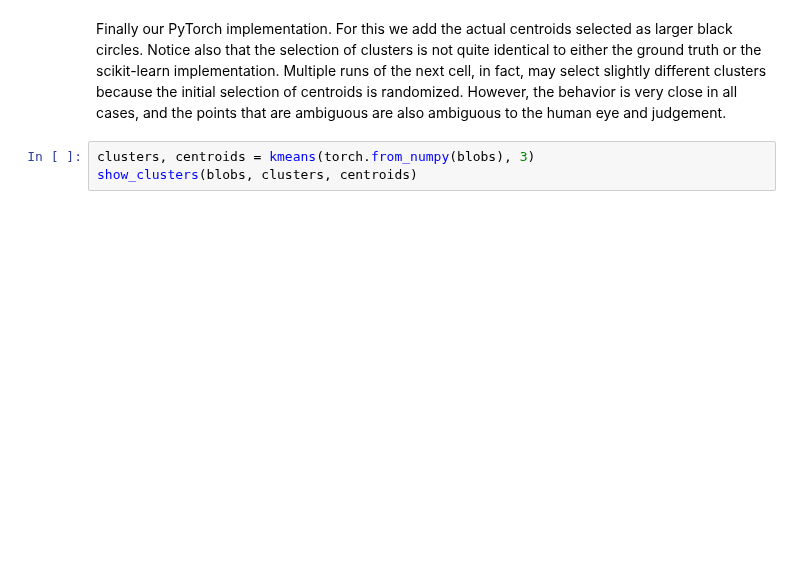
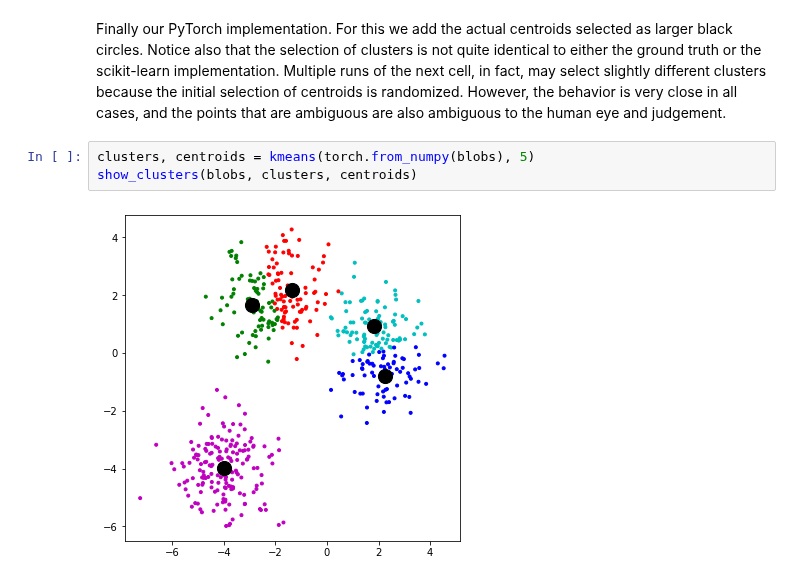
Before and after one commit to DavidMertz/PyTorch-webinar, a Jupyter notebook: NetworkExamples_3.ipynb, the cells around one changed output. Drawn from its saved outputs; the diff is of its cells as text; blank space fills up the shorter version.

```diff
--- a/NetworkExamples_3.ipynb
+++ b/NetworkExamples_3.ipynb
@@ -147,8 +169,10 @@ cluster(3, blobs=blobs)
 # %% [markdown]
 Finally our PyTorch implementation.  For this we add the actual centroids selected as larger black circles.  Notice also that the selection of clusters is not quite identical to either the ground truth or the scikit-learn implementation.  Multiple runs of the next cell, in fact, may select slightly different clusters because the initial selection of centroids is randomized.  However, the behavior is very close in all cases, and the points that are ambiguous are also ambiguous to the human eye and judgement.
 # %%
-clusters, centroids = kmeans(torch.from_numpy(blobs), 3)
+clusters, centroids = kmeans(torch.from_numpy(blobs), 5)
 show_clusters(blobs, clusters, centroids)
+# %% [output]
+[figure, added]
 # %% [markdown]
 ## Next Lesson
 
```
Also changed, not shown: parts of 6 cells of this notebook, 7 other files.
